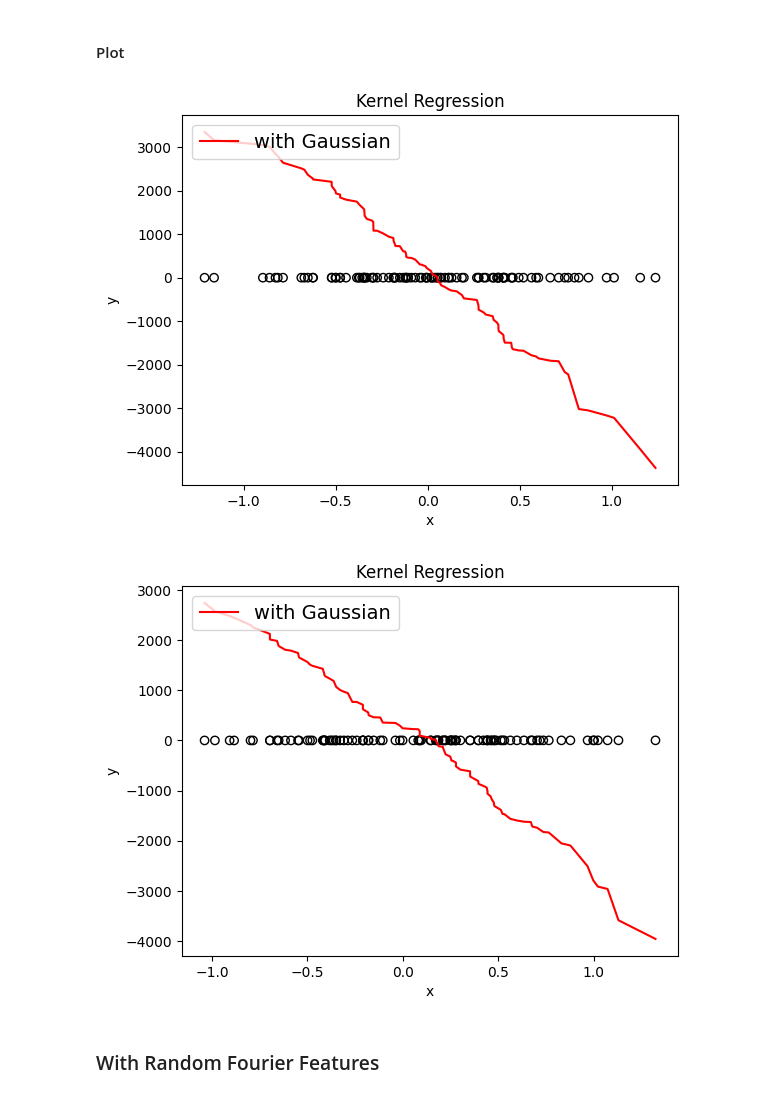
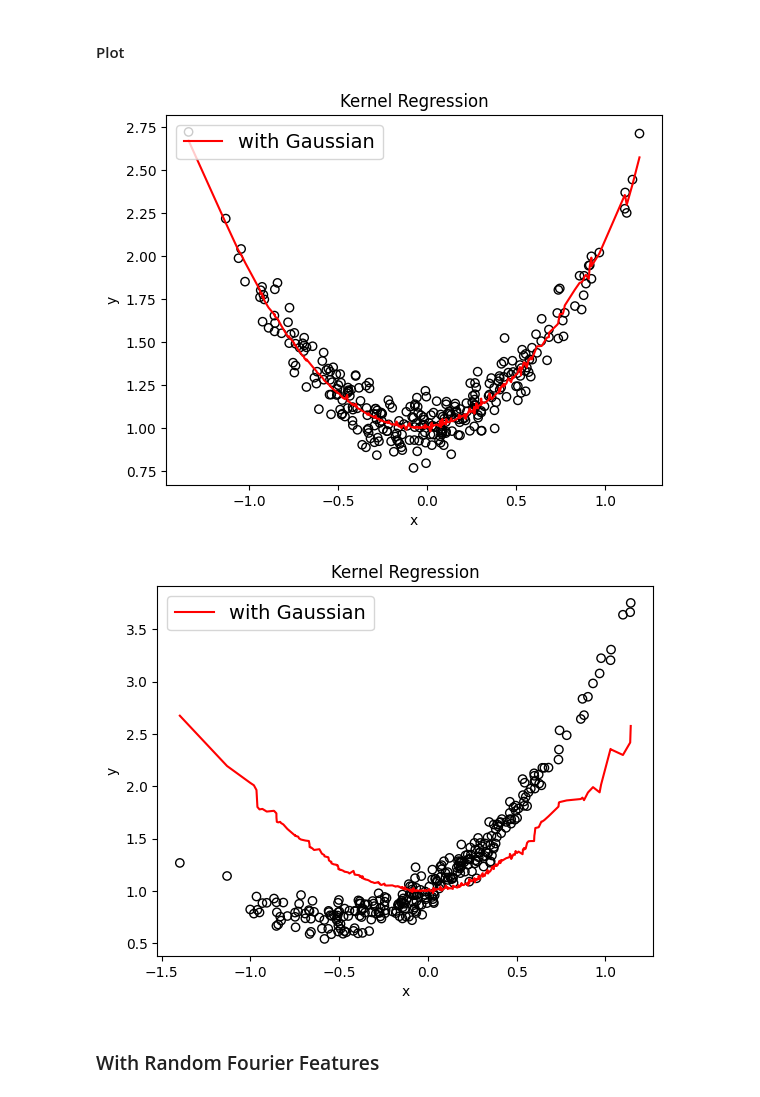
Before and after one commit to helenatp/prosjektoppgaveTPK4560, a Jupyter notebook: src/vector_valued_wih_RFF.ipynb, the cells around one changed output. Saved outputs shown, nothing was run; the diff lists cells and outputs as text; code cells hidden in the pictures.

Commit message:
Plot for Gauss now works

```diff
--- a/src/vector_valued_wih_RFF.ipynb
+++ b/src/vector_valued_wih_RFF.ipynb
@@ -19,22 +19,25 @@ m = 20 # number of samples
 w = np.array([randn(m) / sigma, randn(m) / sigma]) # w is the same size as the dimensions times the number of samples
 b = np.random.rand(m)*2*np.pi # b is the same size as number of samples
 
-n = 100 # number of points
+n = 300 # number of points
 
 x1 = randn(n)/2
 x2 =  randn(n)/2
 x_vector = np.array([x1, x2])
 # x_vector = np.block([x1,x2])
 
-y1 = np.cos(x1) + randn(n) * 1e-1
-y2 = np.sin(x2) + randn(n) * 1e-1
+noise = randn(n) * 1e-1
+#y1 = np.cos(x1) + noise
+#y2 = np.sin(x2) + noise
 
+y1 = 1+np.sin(x1/10) + x1**2 + noise
+y2 = 0.5 * x2**2 + np.exp(x2) + noise
 
-#y1 = 1+np.sin(x1/10) + x1**2
-#y2 = 0.5 * x2**2 + np.exp(x2)
+y = []
+for i in range(n):
+    y.append(y1[i])
+    y.append(y2[i])
 
-y = np.block([y1, y2])
-print(y)
+y = np.array(y)
 
-#print(y1, y2)
-lam = 0.000001 # Regularisaton parameter
+lam = 0.000001 # Regularization parameter
@@ -93,8 +70,9 @@ print(K)
 # Returns a vector with length dim * n
 def alpha(x, y, lam, n, dim):
     K = K_gauss(x, n, dim)
-    alpha_vector = np.linalg.inv((K + n*lam*np.eye(dim*n))) @ y
+    alpha_vector = np.linalg.inv((K + lam*np.eye(dim*n))) @ y
     alpha_reshape = [alpha_vector[::2], alpha_vector[1::2]]
     return np.array(alpha_reshape)
 
 alpha_ = alpha(x_vector, y, lam, n, dimension)
+alpha_
@@ -104,17 +100,15 @@ alpha_ = alpha(x_vector, y, lam, n, dimension)
 def estiamted_function(alpha, x, n, dim):
     function = np.zeros((2, n))
     for i in range(n):
-        sum1 = np.zeros((2))
+        sum = np.zeros((2))
         x_i = x[:, i]
         for j in range(n):
             k = k_gauss(x_i, x[:, j])
             kernel = k*np.eye(dim)
-            sum1 = np.add(sum1, kernel@alpha[:, j])
-        function[:, i] = sum1 # Blir ca halvparten så liten :((
+            sum = sum + kernel@alpha[:, j]
+        function[:, i] = sum
     return function
 
-func = estiamted_function(alpha_, x, n, dimension)
-func[0]
-r = np.sort(x1)
-func[0].shape
+func = estiamted_function(alpha_, x_vector, n, dimension)
+func
 # %% [output]
@@ -123,26 +133,29 @@ func[0].shape
 #### Plot
 # %%
 # Plot for x1 and y1
+f1_sort = np.array([x for _,x in sorted(zip(x1,func[0]))])
+
 f = plt.figure(1)
 plt.scatter(x1,y1, facecolors ='none' , edgecolors = "k" , marker = "o")
-plt.plot(np.sort(x1), func[0], c="r", label="with Gaussian")
+plt.plot(np.sort(x1), f1_sort, c="r", label="with Gaussian")
 plt.xlabel("x")
 plt.ylabel("y")
 plt.title("Kernel Regression")
 plt.legend( loc = "upper left" , frameon = True , prop ={'size': 14 } )
 f.show()
 
+f2_sort = np.array([x for _,x in sorted(zip(x2,func[1]))])
 g = plt.figure(2)
 plt.scatter(x2,y2, facecolors ='none' , edgecolors = "k" , marker = "o")
-plt.plot(np.sort(x2), func[1], c="r", label="with Gaussian")
+plt.plot(np.sort(x2), f2_sort, c="r", label="with Gaussian")
 plt.xlabel("x")
 plt.ylabel("y")
 plt.title("Kernel Regression")
 plt.legend( loc = "upper left" , frameon = True , prop ={'size': 14 } )
 g.show()
 # %% [output]
-[figure, old version]
+[figure, new version]
-[figure, old version]
+[figure, new version]
 # %% [markdown]
 ### With Random Fourier Features
 # %% [markdown]
```
Also changed, not shown: parts of 8 cells of this notebook.
